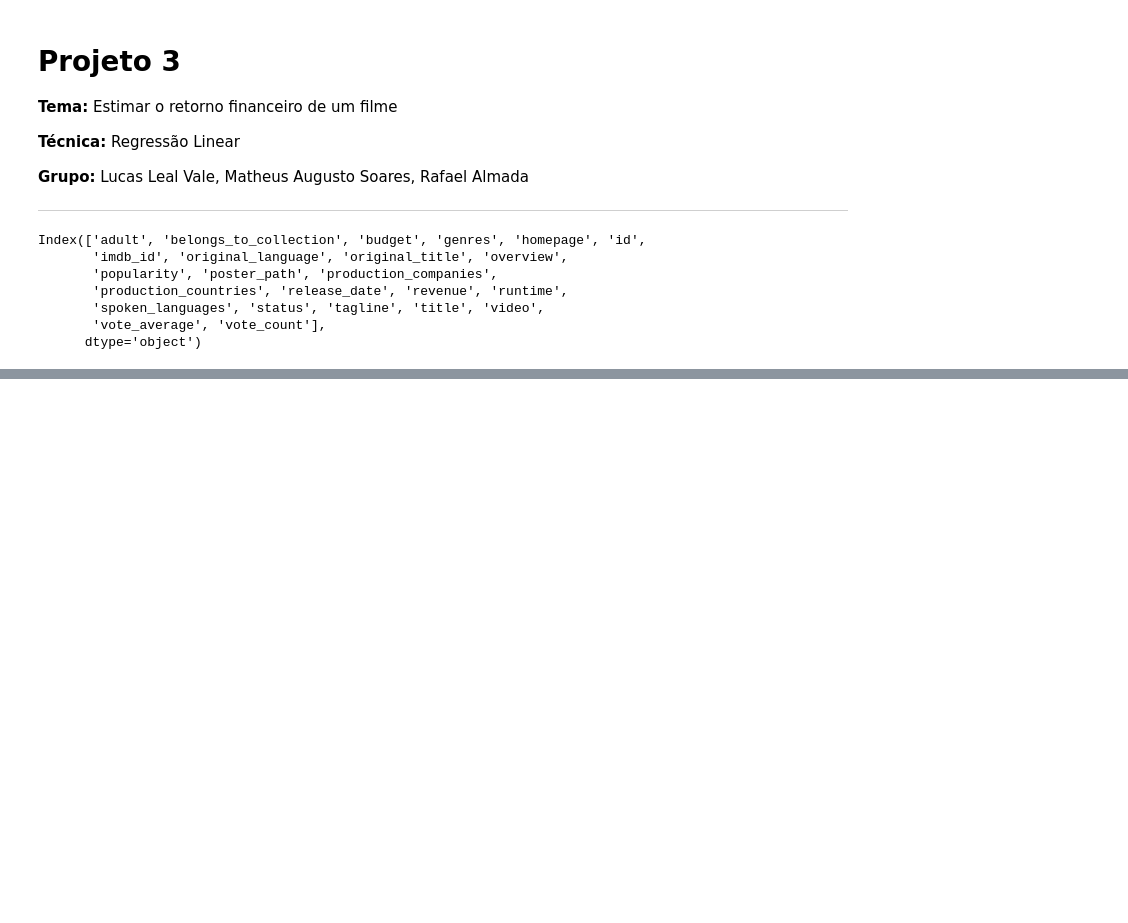
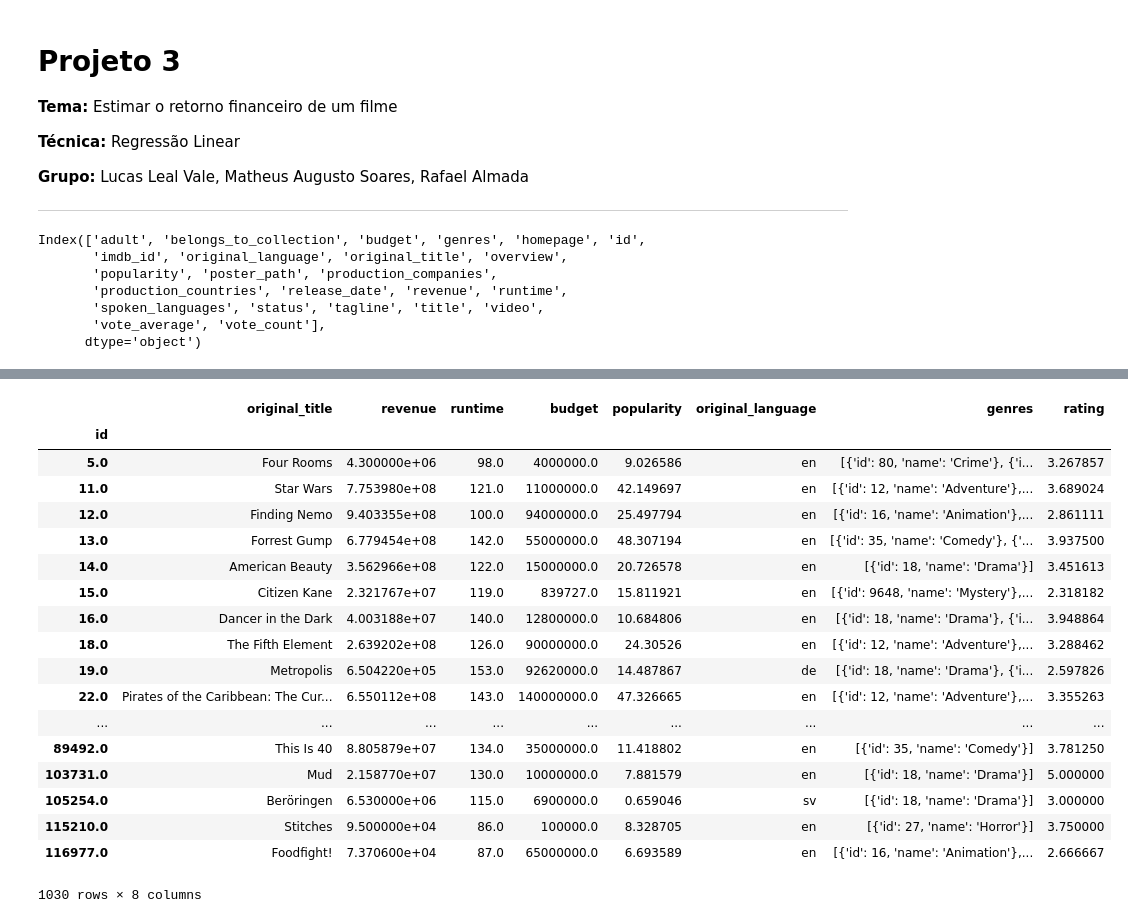
Before and after one commit to lucaslealvale/CD2018_Projeto3, a Jupyter notebook: Projeto 3.ipynb, the cells around one changed output, grey strips where cells are left out. Saved outputs shown, nothing was run; the diff lists cells and outputs as text; code cells hidden in the pictures; blank space fills up the shorter version.

```diff
--- a/Projeto 3.ipynb
+++ b/Projeto 3.ipynb
@@ -78 +85,5 @@ Index(['movieId', 'rating'], dtype='object')
+# %%
+rating=pd.Series(imdb.groupby(['id'])['rating'].mean())
+# %%
+rating=pd.DataFrame(rating)
 # %%
@@ -87,2 +98,0 @@ imdb.head()
-# %%
-rating=pd.Series(imdb.groupby(['movieId'])['rating'].mean())
@@ -97,0 +99,2 @@ rating.reset_index().head()
+# %%
+df=df.merge(rating,how="outer",left_on="id",right_on='id')
@@ -97,0 +111,23 @@ rating.reset_index().head()
+# %%
+df=df.dropna()
+df
+# %% [output]
+|  | original_title | revenue | runtime | budget | popularity | original_language | genres | rating |
+| id |  |  |  |  |  |  |  |  |
+| 5.0 | Four Rooms | 4.300000e+06 | 98.0 | 4000000.0 | 9.026586 | en | [{'id': 80, 'name': 'Crime'}, {'i... | 3.267857 |
+| 11.0 | Star Wars | 7.753980e+08 | 121.0 | 11000000.0 | 42.149697 | en | [{'id': 12, 'name': 'Adventure'},... | 3.689024 |
+| 12.0 | Finding Nemo | 9.403355e+08 | 100.0 | 94000000.0 | 25.497794 | en | [{'id': 16, 'name': 'Animation'},... | 2.861111 |
+| 13.0 | Forrest Gump | 6.779454e+08 | 142.0 | 55000000.0 | 48.307194 | en | [{'id': 35, 'name': 'Comedy'}, {'... | 3.937500 |
+| 14.0 | American Beauty | 3.562966e+08 | 122.0 | 15000000.0 | 20.726578 | en | [{'id': 18, 'name': 'Drama'}] | 3.451613 |
+| 15.0 | Citizen Kane | 2.321767e+07 | 119.0 | 839727.0 | 15.811921 | en | [{'id': 9648, 'name': 'Mystery'},... | 2.318182 |
+| 16.0 | Dancer in the Dark | 4.003188e+07 | 140.0 | 12800000.0 | 10.684806 | en | [{'id': 18, 'name': 'Drama'}, {'i... | 3.948864 |
+| 18.0 | The Fifth Element | 2.639202e+08 | 126.0 | 90000000.0 | 24.30526 | en | [{'id': 12, 'name': 'Adventure'},... | 3.288462 |
+| 19.0 | Metropolis | 6.504220e+05 | 153.0 | 92620000.0 | 14.487867 | de | [{'id': 18, 'name': 'Drama'}, {'i... | 2.597826 |
+| 22.0 | Pirates of the Caribbean: The Cur... | 6.550112e+08 | 143.0 | 140000000.0 | 47.326665 | en | [{'id': 12, 'name': 'Adventure'},... | 3.355263 |
+| ... | ... | ... | ... | ... | ... | ... | ... | ... |
+| 89492.0 | This Is 40 | 8.805879e+07 | 134.0 | 35000000.0 | 11.418802 | en | [{'id': 35, 'name': 'Comedy'}] | 3.781250 |
+| 103731.0 | Mud | 2.158770e+07 | 130.0 | 10000000.0 | 7.881579 | en | [{'id': 18, 'name': 'Drama'}] | 5.000000 |
+| 105254.0 | Beröringen | 6.530000e+06 | 115.0 | 6900000.0 | 0.659046 | sv | [{'id': 18, 'name': 'Drama'}] | 3.000000 |
+| 115210.0 | Stitches | 9.500000e+04 | 86.0 | 100000.0 | 8.328705 | en | [{'id': 27, 'name': 'Horror'}] | 3.750000 |
+| 116977.0 | Foodfight! | 7.370600e+04 | 87.0 | 65000000.0 | 6.693589 | en | [{'id': 16, 'name': 'Animation'},... | 2.666667 |
+1030 rows × 8 columns
```
Also changed, not shown: parts of 8 cells of this notebook.
